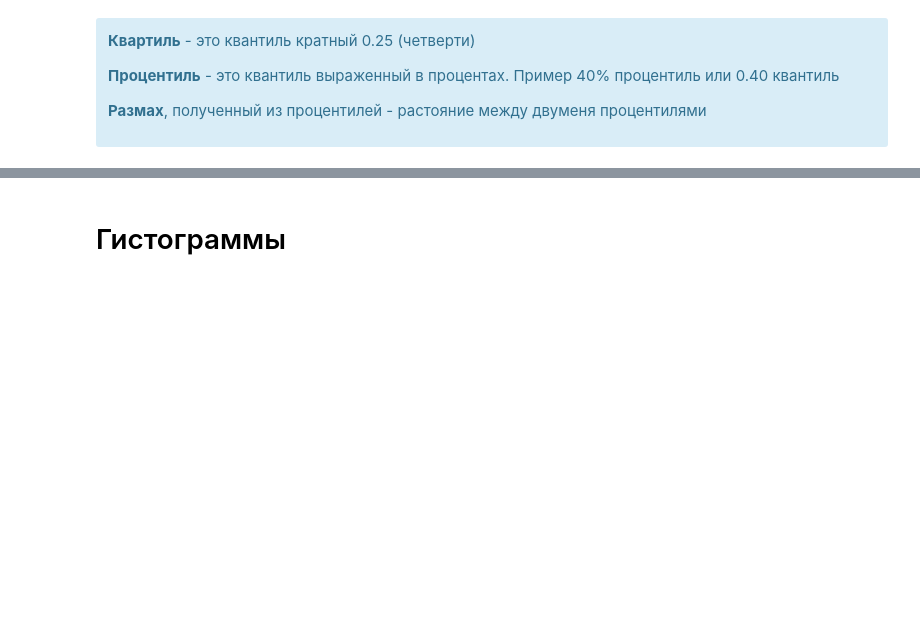
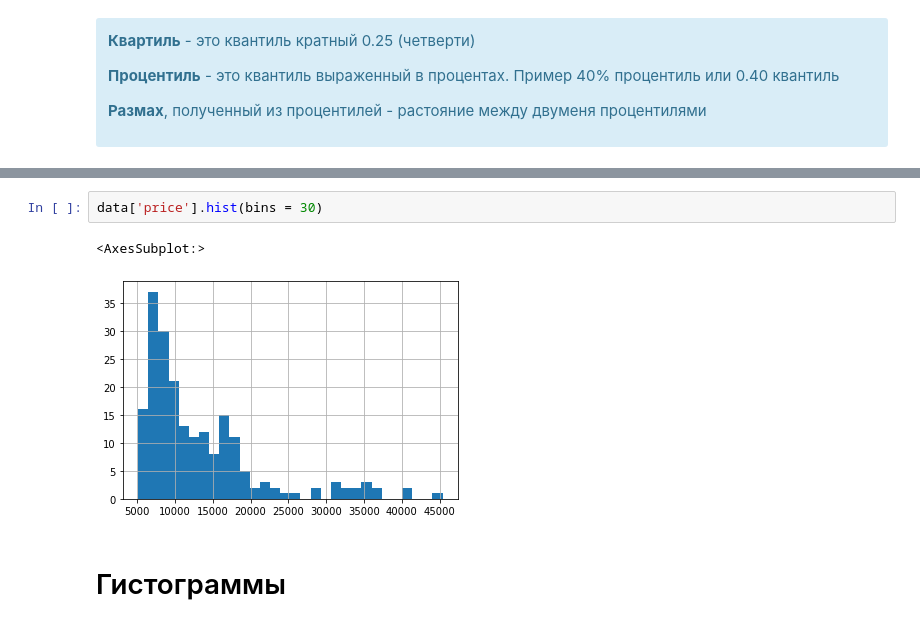
Before and after one commit to a-milenkin/mipt_data_science_2021, a Jupyter notebook: lessons/1_lesson.ipynb, the cells around one changed output, grey strips where cells are left out. Drawn from its saved outputs; the diff is of its cells as text; blank space fills up the shorter version.

```diff
--- a/lessons/1_lesson.ipynb
+++ b/lessons/1_lesson.ipynb
@@ -114,3 +119,8 @@ np.quantile(data['price'], 0.5) #
+# %%
+data['price'].hist(bins = 30)
+# %% [output]
+<AxesSubplot:>
+[figure, added]
 # %% [markdown]
 # Гистограммы
 # %% [markdown]
```
Also changed, not shown: parts of 8 cells of this notebook, 13 other files.
